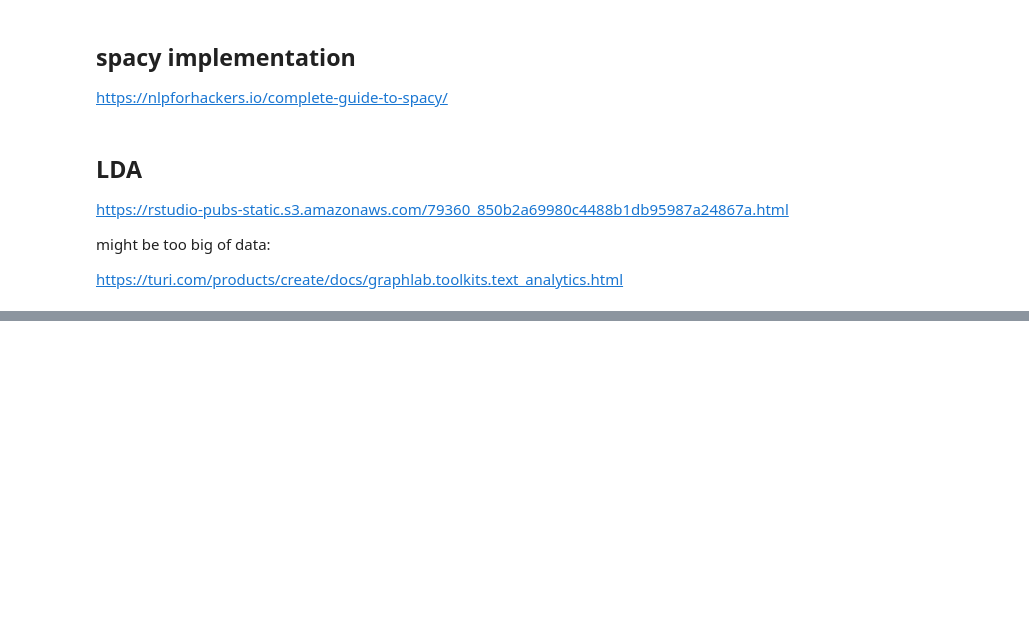
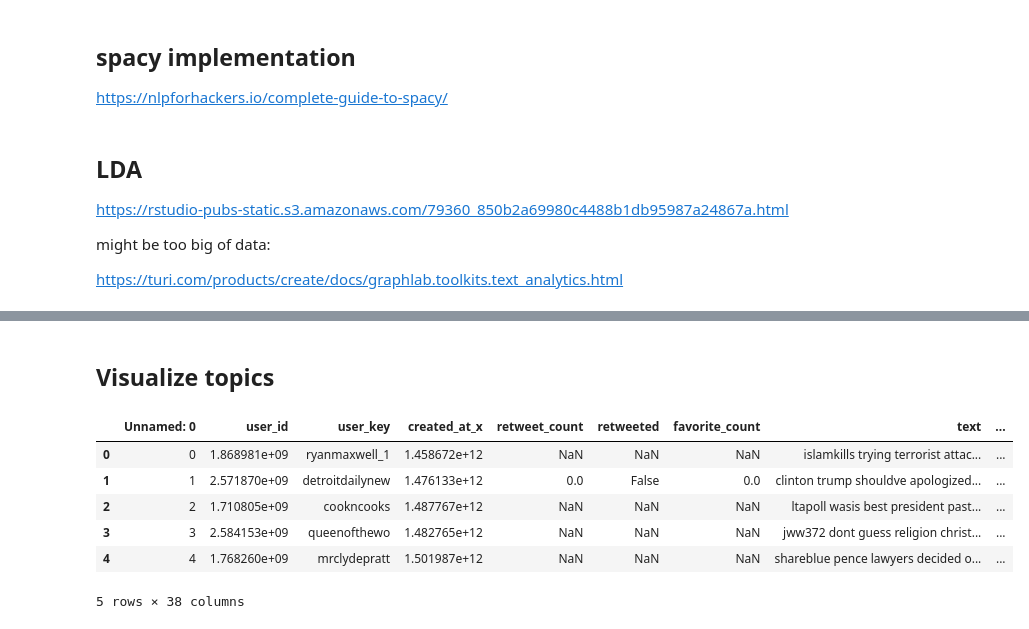
Before and after one commit to stephenjhsu/Fake-Tweets-Visualized, a Jupyter notebook: DataProcessing.ipynb, the cells around one changed output, grey strips where cells are left out. Saved outputs shown, nothing was run; the diff lists cells and outputs as text; code cells hidden in the pictures; blank space fills up the shorter version.

Commit message:
add in topic viz

```diff
--- a/DataProcessing.ipynb
+++ b/DataProcessing.ipynb
@@ -189,0 +180,4 @@ print(ldamodel.print_topics(num_topics=2, num_words=4))
+# %% [markdown]
+## Visualize topics
+# %%
+fulltweet = pd.read_csv('/Users/shsu/Downloads/fulltweets.csv')
@@ -189,0 +221,10 @@ print(ldamodel.print_topics(num_topics=2, num_words=4))
+# %%
+fulltweet.head()
+# %% [output]
+|  | Unnamed: 0 | user_id | user_key | created_at_x | retweet_count | retweeted | favorite_count | text | ... |
+| 0 | 0 | 1.868981e+09 | ryanmaxwell_1 | 1.458672e+12 | NaN | NaN | NaN | islamkills trying terrorist attac... | ... |
+| 1 | 1 | 2.571870e+09 | detroitdailynew | 1.476133e+12 | 0.0 | False | 0.0 | clinton trump shouldve apologized... | ... |
+| 2 | 2 | 1.710805e+09 | cookncooks | 1.487767e+12 | NaN | NaN | NaN | ltapoll wasis best president past... | ... |
+| 3 | 3 | 2.584153e+09 | queenofthewo | 1.482765e+12 | NaN | NaN | NaN | jww372 dont guess religion christ... | ... |
+| 4 | 4 | 1.768260e+09 | mrclydepratt | 1.501987e+12 | NaN | NaN | NaN | shareblue pence lawyers decided o... | ... |
+5 rows × 38 columns
```
Also changed, not shown: parts of 19 cells of this notebook.
